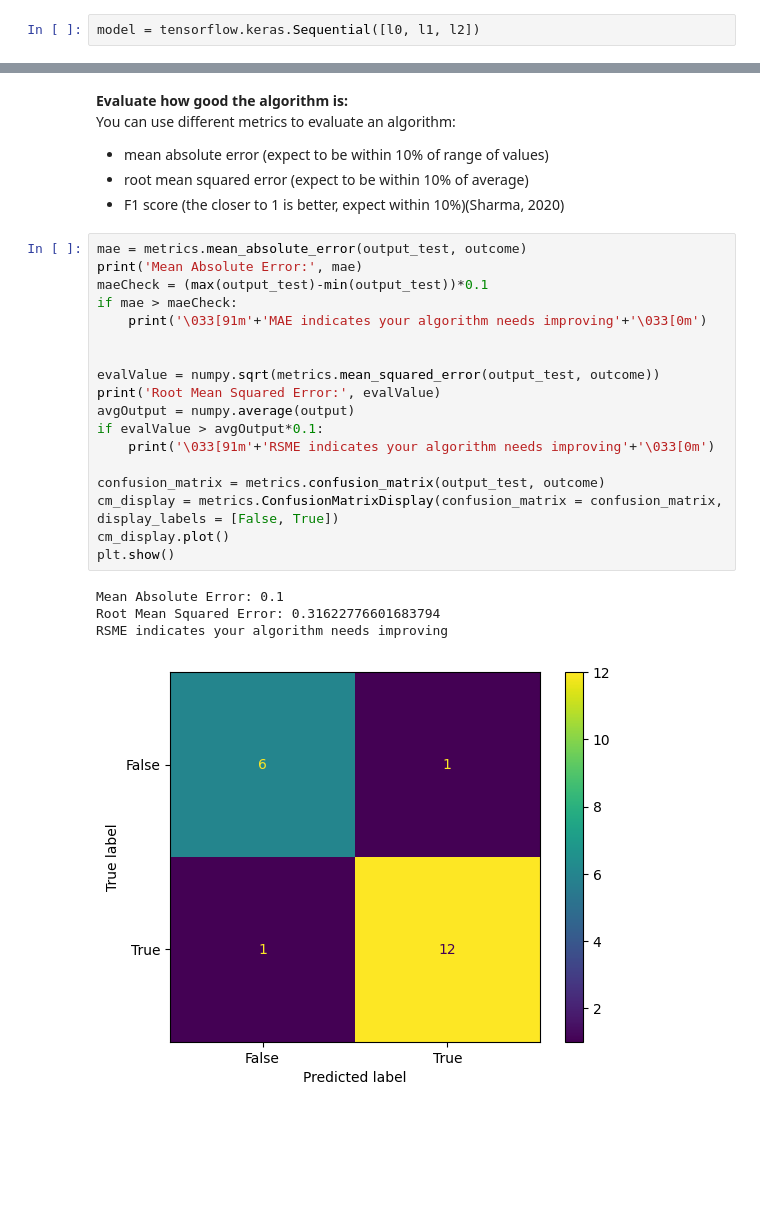
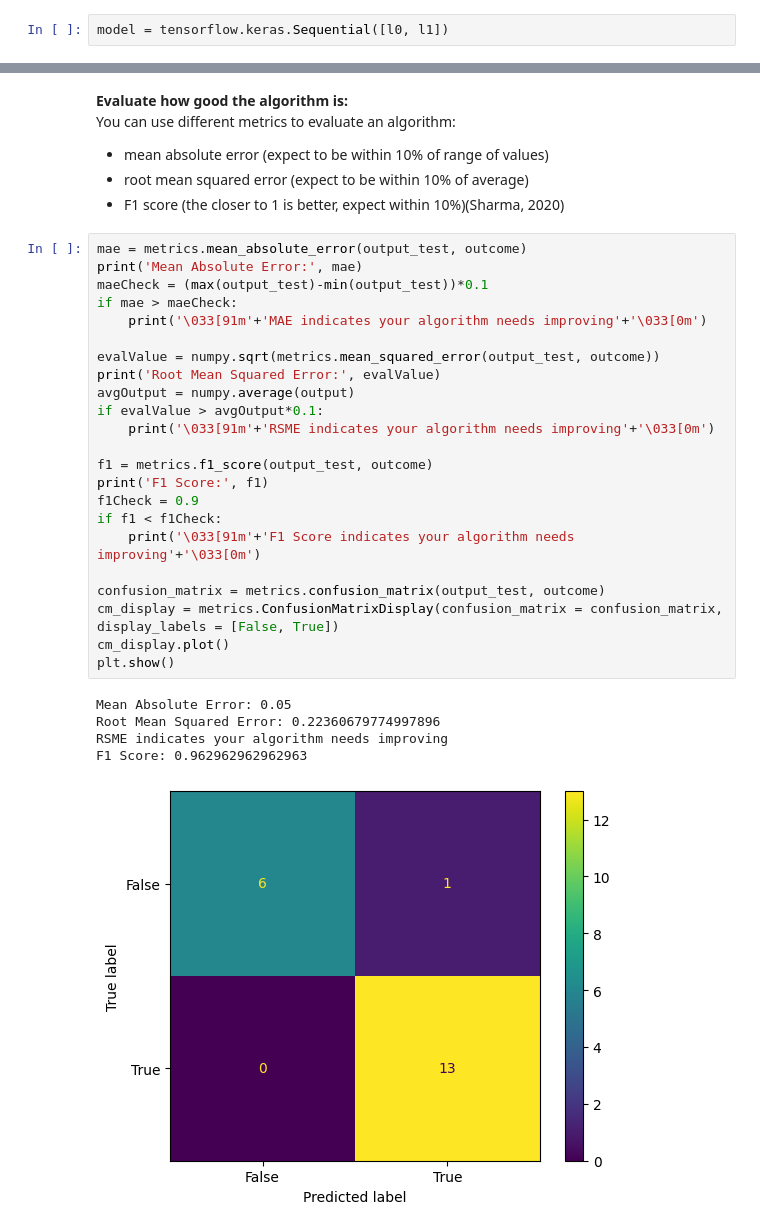
Before and after one commit to Cromana22/mod005444-p110136416-ele010, a Jupyter notebook: z-MOD005444-P110136416-ELE010-Neural.ipynb, the cells around one changed output, grey strips where cells are left out. Cells and saved outputs as stored; diff of their text form; blank space fills up the shorter version.

```diff
--- a/z-MOD005444-P110136416-ELE010-Neural.ipynb
+++ b/z-MOD005444-P110136416-ELE010-Neural.ipynb
@@ -46,7 +45,7 @@ l2 = tensorflow.keras.layers.Dense(units=1)
 # %% [markdown]
 **Once layers are defined, they need to be assembled into a model. The Sequential model definition takes a list of layers as argument, specifying the calculation order from the input to the output.**
 # %%
-model = tensorflow.keras.Sequential([l0, l1, l2])
+model = tensorflow.keras.Sequential([l0, l1])
 # %% [markdown]
 **Before training, the model has to be compiled.**
 - Loss function: A way of measuring how far off predictions are from the desired outcome. (The measured difference is called the "loss".)
@@ -104,23 +103,29 @@ Expected Output:   [1, 1, 1, 1, 0, 1, 0, 0, 1, 1, 0, 0, 1, 0, 1, 1, 1, 1, 0, 1]
 # %%
 mae = metrics.mean_absolute_error(output_test, outcome)
 print('Mean Absolute Error:', mae)
 maeCheck = (max(output_test)-min(output_test))*0.1
 if mae > maeCheck:
     print('\033[91m'+'MAE indicates your algorithm needs improving'+'\033[0m')
 
-
 evalValue = numpy.sqrt(metrics.mean_squared_error(output_test, outcome))
 print('Root Mean Squared Error:', evalValue)
 avgOutput = numpy.average(output)
 if evalValue > avgOutput*0.1:
     print('\033[91m'+'RSME indicates your algorithm needs improving'+'\033[0m')
 
+f1 = metrics.f1_score(output_test, outcome)
+print('F1 Score:', f1)
+f1Check = 0.9
+if f1 < f1Check:
+    print('\033[91m'+'F1 Score indicates your algorithm needs improving'+'\033[0m')
+
 confusion_matrix = metrics.confusion_matrix(output_test, outcome)
 cm_display = metrics.ConfusionMatrixDisplay(confusion_matrix = confusion_matrix, display_labels = [False, True])
 cm_display.plot()
 plt.show()
 # %% [output]
-Mean Absolute Error: 0.1
-Root Mean Squared Error: 0.31622776601683794
+Mean Absolute Error: 0.05
+Root Mean Squared Error: 0.22360679774997896
 RSME indicates your algorithm needs improving
+F1 Score: 0.962962962962963
-[figure, old version]
+[figure, new version]
```
Also changed, not shown: parts of 3 cells of this notebook, 2 other files.
